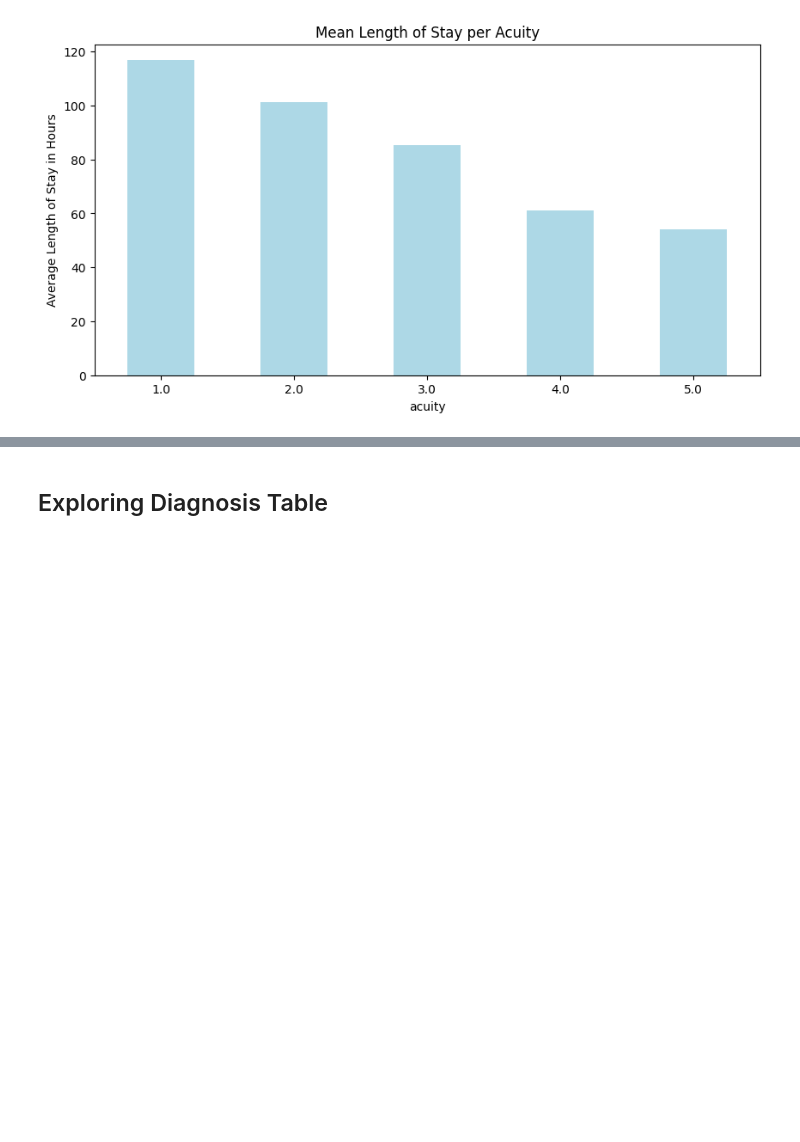
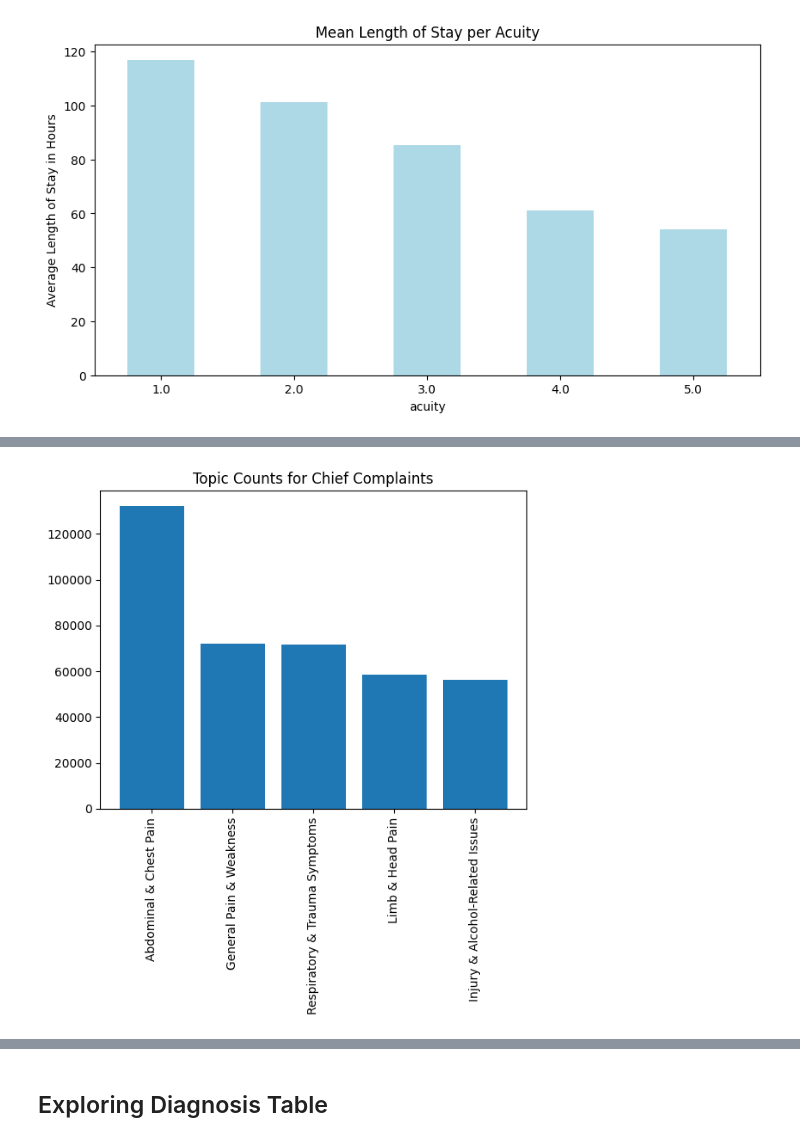
Before and after one commit to JewelsHovan/Milestone-I, a Jupyter notebook: EDA.ipynb, the cells around one changed output, grey strips where cells are left out. Saved outputs shown, nothing was run; the diff lists cells and outputs as text; code cells hidden in the pictures; blank space fills up the shorter version.

```diff
--- a/EDA.ipynb
+++ b/EDA.ipynb
@@ -899,0 +982,12 @@ plt.show()
+# %%
+from gensim.models import LdaModel
+
+# Set the number of topics you want to identify (e.g., 5 topics)
+num_topics = 5
+
+# Build the LDA model
+lda_model = LdaModel(corpus=corpus, id2word=dictionary, num_topics=num_topics, random_state=42, passes=10)
+
+# Show the top words for each topic
+for idx, topic in lda_model.print_topics(-1):
+    print(f"Topic {idx}: {topic}")
@@ -899,0 +1000,8 @@ plt.show()
+# %%
+def assign_topic(lda_model, corpus, dictionary, complaint):
+    bow = dictionary.doc2bow(complaint)
+    topic_distribution = lda_model.get_document_topics(bow)
+    # Select the topic with the highest probability
+    return max(topic_distribution, key=lambda x: x[1])[0]
+
+triage_cleaned.loc[:, 'topic'] = triage_cleaned['processed_complaints'].apply(lambda x: assign_topic(lda_model, corpus, dictionary, x))
@@ -899,0 +1029,20 @@ plt.show()
+# %%
+topic_labels = {
+    0: "General Pain & Weakness",
+    1: "Respiratory & Trauma Symptoms",
+    2: "Injury & Alcohol-Related Issues",
+    3: "Abdominal & Chest Pain",
+    4: "Limb & Head Pain"
+}
+
+triage_cleaned.loc[:, 'topic_label'] = triage_cleaned['topic'].map(topic_labels)
+
+topic_counts = triage_cleaned['topic_label'].value_counts()
+
+plt.bar(topic_counts.index, topic_counts)
+plt.xticks(rotation = 90)
+plt.title("Topic Counts for Chief Complaints")
+plt.savefig("visualizations/topic-counts-complaints.png")
+plt.show()
+# %% [output]
+[figure, added]
```
Also changed, not shown: parts of 32 cells of this notebook, 4 other files.
